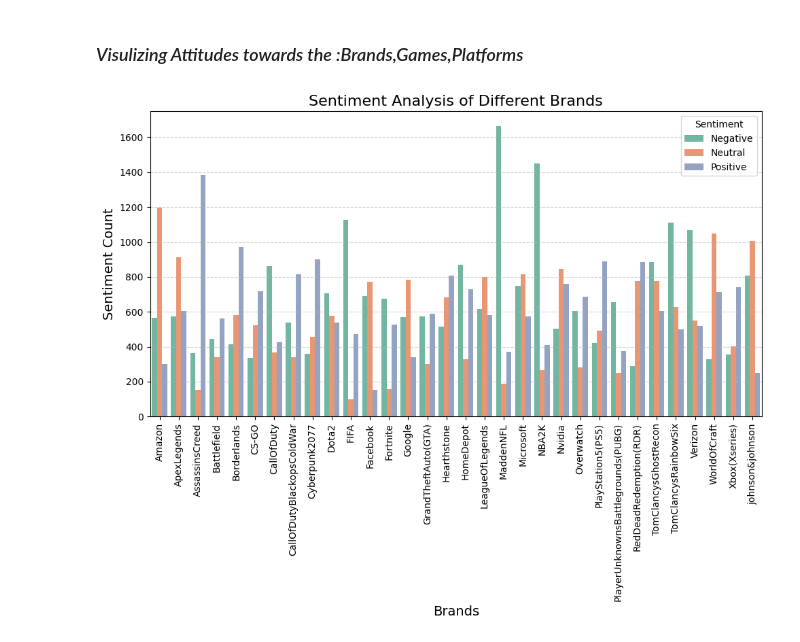
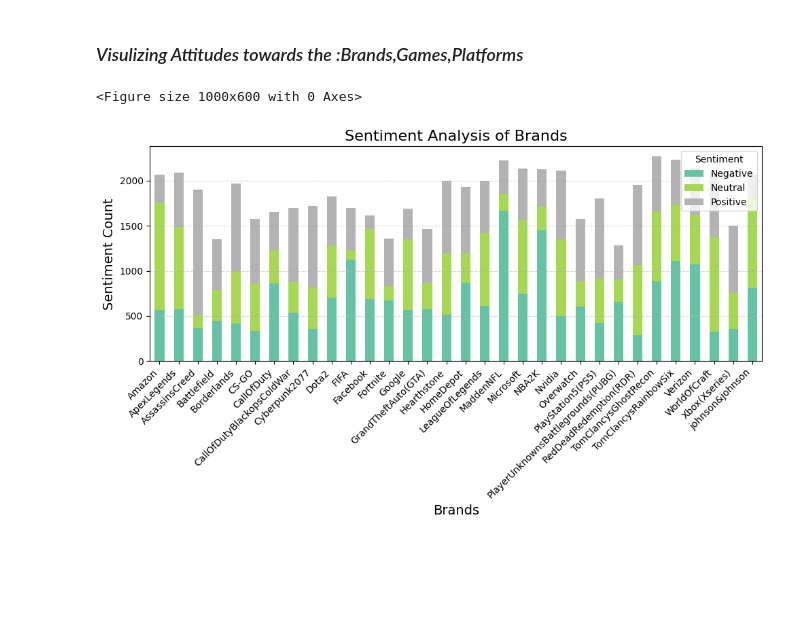
Before and after one commit to SnitTeshome/PRODIGY_DS_04, a Jupyter notebook: Task-04.ipynb, the cells around one changed output. Drawn from its saved outputs; the diff is of its cells as text; code cells hidden in the pictures; blank space fills up the shorter version.

```diff
--- a/Task-04.ipynb
+++ b/Task-04.ipynb
@@ -302,26 +354,33 @@ print(unique_entities)
 # %% [markdown]
 ### *Visulizing Attitudes towards the :Brands,Games,Platforms*
 # %%
-import matplotlib.pyplot as plt
-import seaborn as sns
-
 # Reset the index to flatten the grouped DataFrame
 sentiment_counts = sentiment.groupby(['Entity', 'Sentiment']).size().reset_index(name='Count')
 
-# Plotting the data using Seaborn
-plt.figure(figsize=(10, 8))
-sns.barplot(x='Entity', y='Count', hue='Sentiment', data=sentiment_counts, palette='Set2')
+# Pivot the data to have 'Sentiment' as columns for stacking
+sentiment_pivot = sentiment_counts.pivot(index='Entity', columns='Sentiment', values='Count').fillna(0)
+
+# Plotting the stacked bar chart
+plt.figure(figsize=(10, 6))
+sentiment_pivot.plot(
+    kind='bar',
+    stacked=True,
+    colormap='Set2',
+    figsize=(10, 6)
+)
 
 # Adding labels and title
-plt.title('Sentiment Analysis of Different Brands', fontsize=16)
+plt.title('Sentiment Analysis of Brands', fontsize=16)
 plt.xlabel('Brands', fontsize=14)
 plt.ylabel('Sentiment Count', fontsize=14)
-plt.xticks(rotation=90)  # Rotate x-axis labels for better readability
+plt.xticks(rotation=45, ha='right')  # Rotate x-axis labels for better readability
 plt.legend(title='Sentiment', loc='upper right')
-plt.grid(axis='y', linestyle='--', alpha=0.6)
+plt.grid(axis='y', linestyle='--', alpha=0.5)
 
 # Display the plot
 plt.tight_layout()
 plt.show()
+S
 # %% [output]
+<Figure size 1000x600 with 0 Axes>
-[figure, old version]
+[figure, new version]
```
Also changed, not shown: parts of 8 cells of this notebook.
